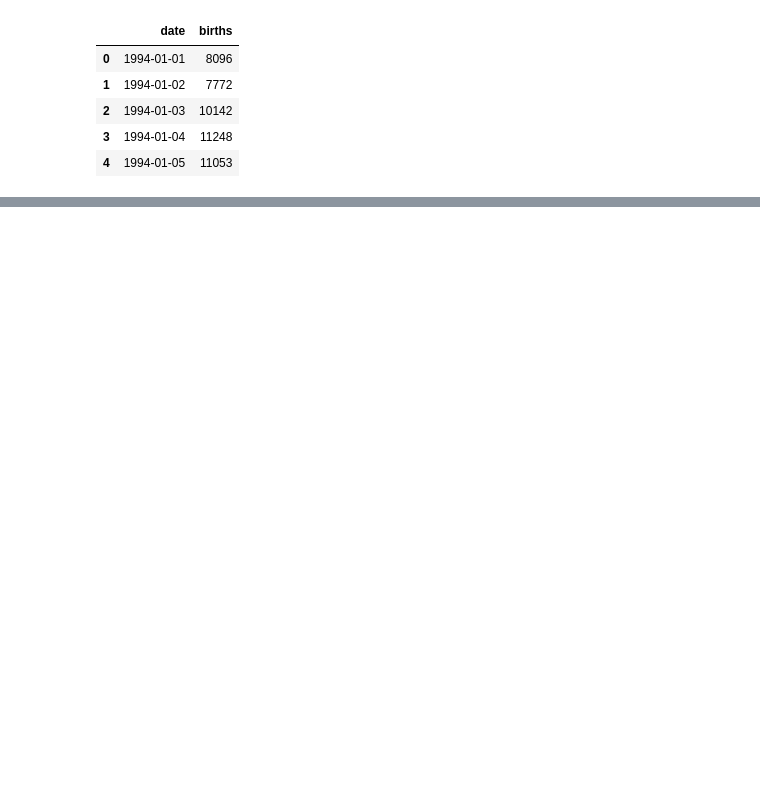
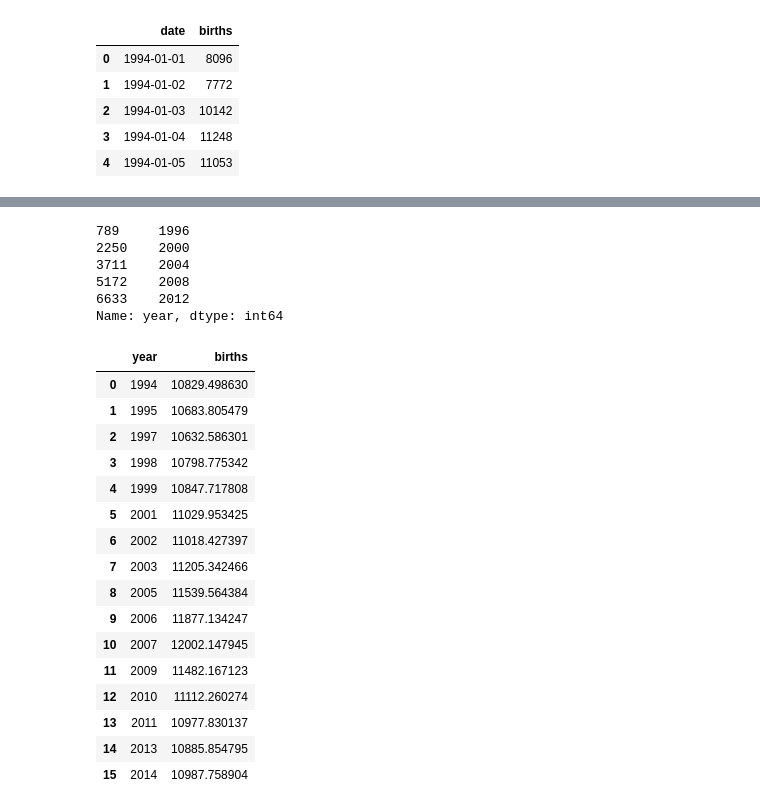
Before and after one commit to subwaymatch/analytics-case-development, a Jupyter notebook: us-births/us-births.ipynb, the cells around one changed output, grey strips where cells are left out. Saved outputs shown, nothing was run; the diff lists cells and outputs as text; code cells hidden in the pictures; blank space fills up the shorter version.

```diff
--- a/us-births/us-births.ipynb
+++ b/us-births/us-births.ipynb
@@ -27,0 +121,5 @@ df.head()
+# %%
+feb_29th_mask = (df['month'] == 2) & (df['day'] == 29)
+
+df_feb_29th = df[feb_29th_mask]
+df_feb_29th
@@ -27,0 +133,36 @@ df.head()
+# %%
+df_not_feb_29th[~df_not_feb_29th['year'] \
+    .isin(df_feb_29th['year'])]
+# %% [output]
+789     1996
+2250    2000
+3711    2004
+5172    2008
+6633    2012
+Name: year, dtype: int64
+# %%
+df_not_feb_29th = df[~feb_29th_mask]
+df_not_feb_29th[~df_not_feb_29th['year'] \
+    .isin(df_feb_29th['year'])] \
+    .groupby('year', as_index=False) \
+    .agg({
+        'births': np.mean
+    })
+# %% [output]
+|  | year | births |
+| 0 | 1994 | 10829.498630 |
+| 1 | 1995 | 10683.805479 |
+| 2 | 1997 | 10632.586301 |
+| 3 | 1998 | 10798.775342 |
+| 4 | 1999 | 10847.717808 |
+| 5 | 2001 | 11029.953425 |
+| 6 | 2002 | 11018.427397 |
+| 7 | 2003 | 11205.342466 |
+| 8 | 2005 | 11539.564384 |
+| 9 | 2006 | 11877.134247 |
+| 10 | 2007 | 12002.147945 |
+| 11 | 2009 | 11482.167123 |
+| 12 | 2010 | 11112.260274 |
+| 13 | 2011 | 10977.830137 |
+| 14 | 2013 | 10885.854795 |
+| 15 | 2014 | 10987.758904 |
```
Also changed, not shown: parts of 16 cells of this notebook, 32 other files.
